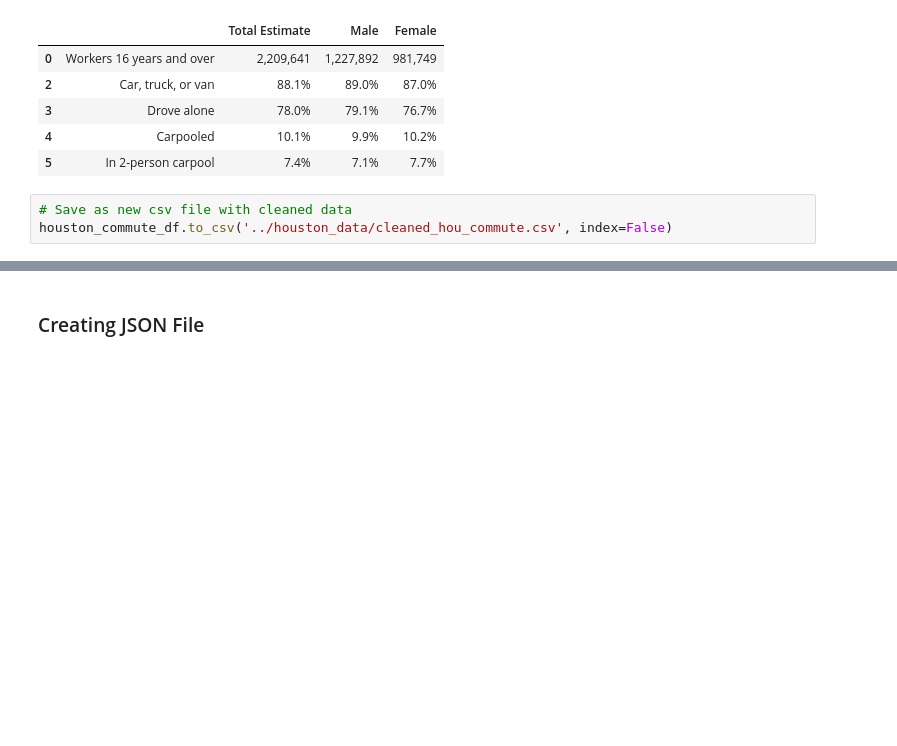
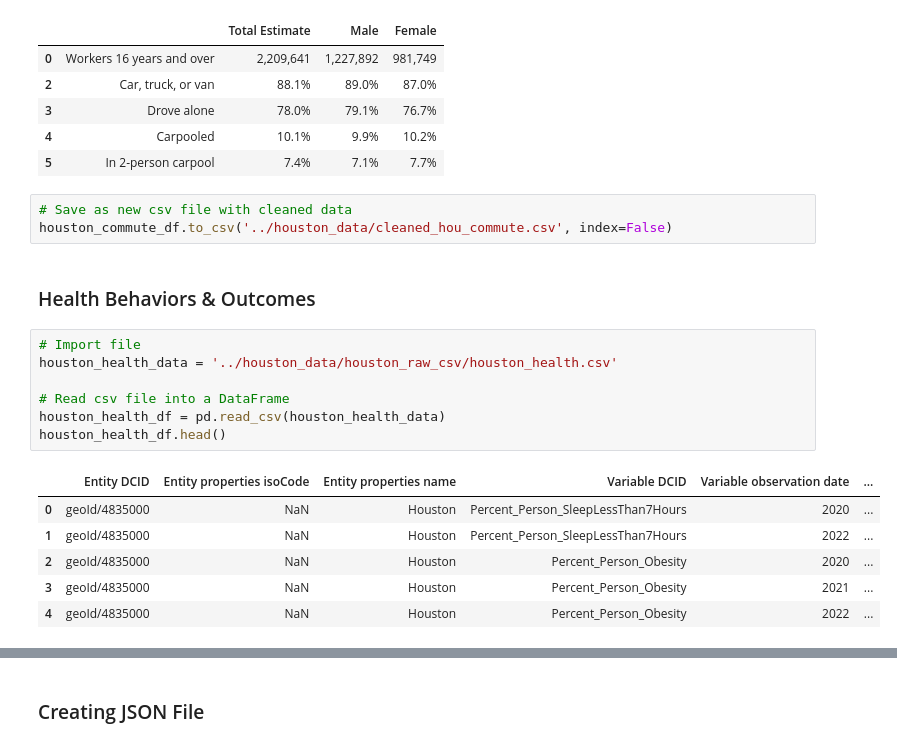
Before and after one commit to maddieemihle/major-city-visualization, a Jupyter notebook: data_files/houston_data/Houston_cleaned.ipynb, the cells around one changed output, grey strips where cells are left out. Saved outputs shown, nothing was run; the diff lists cells and outputs as text; blank space fills up the shorter version.

```diff
--- a/data_files/houston_data/Houston_cleaned.ipynb
+++ b/data_files/houston_data/Houston_cleaned.ipynb
@@ -416,3 +416,19 @@ houston_commute_df.head()
 # %%
 # Save as new csv file with cleaned data
 houston_commute_df.to_csv('../houston_data/cleaned_hou_commute.csv', index=False)
+# %% [markdown]
+### Health Behaviors & Outcomes
+# %%
+# Import file
+houston_health_data = '../houston_data/houston_raw_csv/houston_health.csv'
+
+# Read csv file into a DataFrame
+houston_health_df = pd.read_csv(houston_health_data)
+houston_health_df.head()
+# %% [output]
+|  | Entity DCID | Entity properties isoCode | Entity properties name | Variable DCID | Variable observation date | ... |
+| 0 | geoId/4835000 | NaN | Houston | Percent_Person_SleepLessThan7Hours | 2020 | ... |
+| 1 | geoId/4835000 | NaN | Houston | Percent_Person_SleepLessThan7Hours | 2022 | ... |
+| 2 | geoId/4835000 | NaN | Houston | Percent_Person_Obesity | 2020 | ... |
+| 3 | geoId/4835000 | NaN | Houston | Percent_Person_Obesity | 2021 | ... |
+| 4 | geoId/4835000 | NaN | Houston | Percent_Person_Obesity | 2022 | ... |
```
Also changed, not shown: parts of 5 cells of this notebook, 40 other files.
